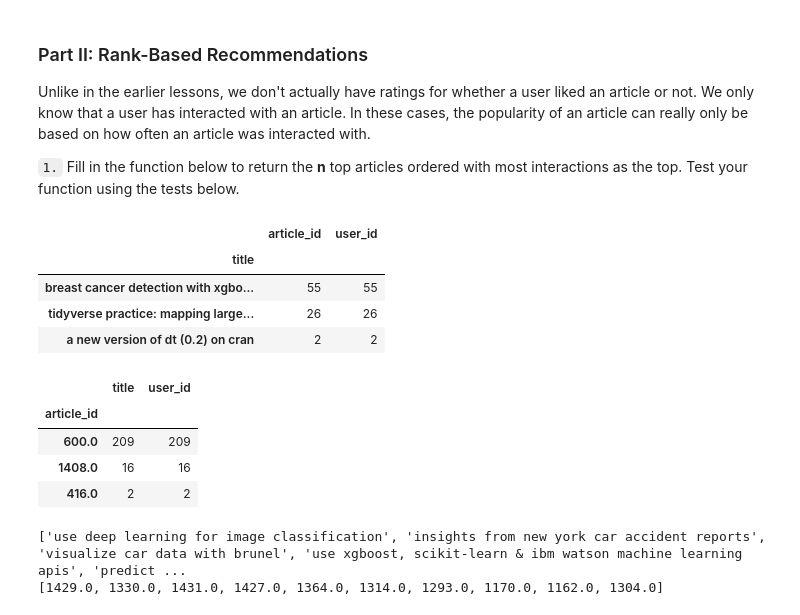
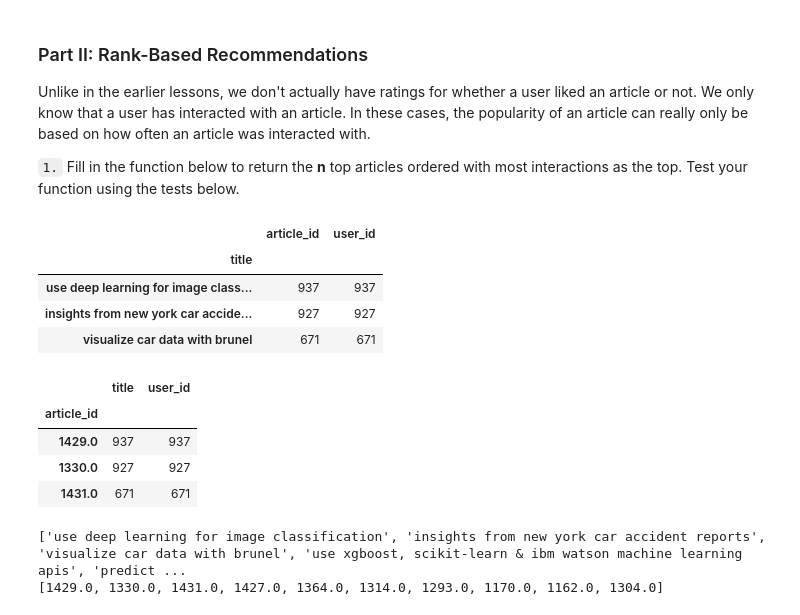
Before and after one commit to LucasGuiraldelli/Recommendations-with-IBM, a Jupyter notebook: Recommendations_with_IBM.ipynb, the cells around one changed output. Drawn from its saved outputs; the diff is of its cells as text; code cells hidden in the pictures.

```diff
--- a/Recommendations_with_IBM.ipynb
+++ b/Recommendations_with_IBM.ipynb
@@ -184,21 +184,21 @@ Unlike in the earlier lessons, we don't actually have ratings for whether a user
 
 `1.` Fill in the function below to return the **n** top articles ordered with most interactions as the top. Test your function using the tests below.
 # %%
-df.groupby(by='title').count().sort_values('user_id', ascending=False).sample(3)
+df.groupby(by='title').count().sort_values('user_id', ascending=False).head(3)
 # %% [output]
 |  | article_id | user_id |
 | title |  |  |
-| breast cancer detection with xgbo... | 55 | 55 |
-| tidyverse practice: mapping large... | 26 | 26 |
-| a new version of dt (0.2) on cran | 2 | 2 |
+| use deep learning for image class... | 937 | 937 |
+| insights from new york car accide... | 927 | 927 |
+| visualize car data with brunel | 671 | 671 |
 # %%
-df.groupby(by='article_id').count().sort_values(by='user_id', ascending=False).sample(3)
+df.groupby(by='article_id').count().sort_values(by='user_id', ascending=False).head(3)
 # %% [output]
 |  | title | user_id |
 | article_id |  |  |
-| 600.0 | 209 | 209 |
-| 1408.0 | 16 | 16 |
-| 416.0 | 2 | 2 |
+| 1429.0 | 937 | 937 |
+| 1330.0 | 927 | 927 |
+| 1431.0 | 671 | 671 |
 # %%
 def get_top_articles(n, df=df):
     '''
```
Also changed, not shown: parts of 8 cells of this notebook.
